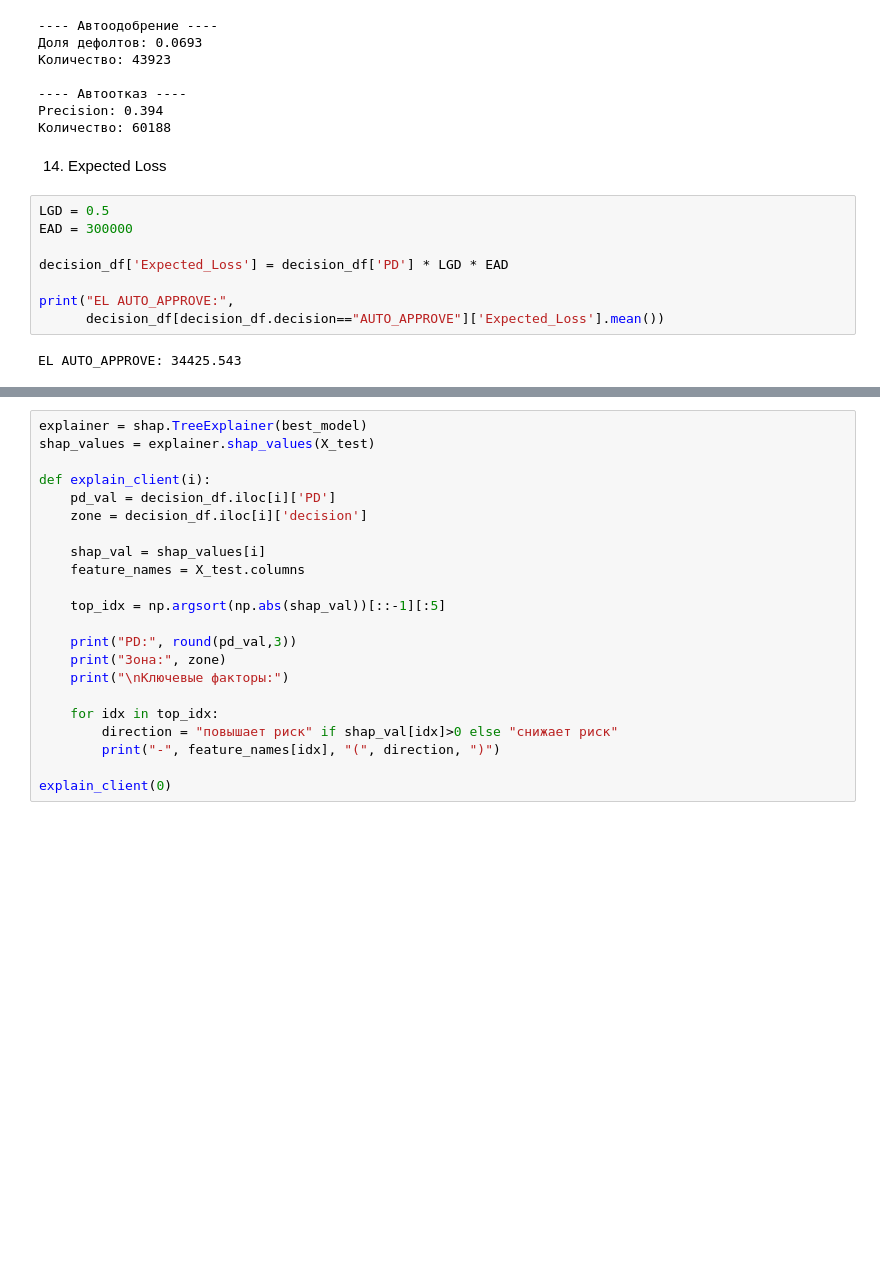
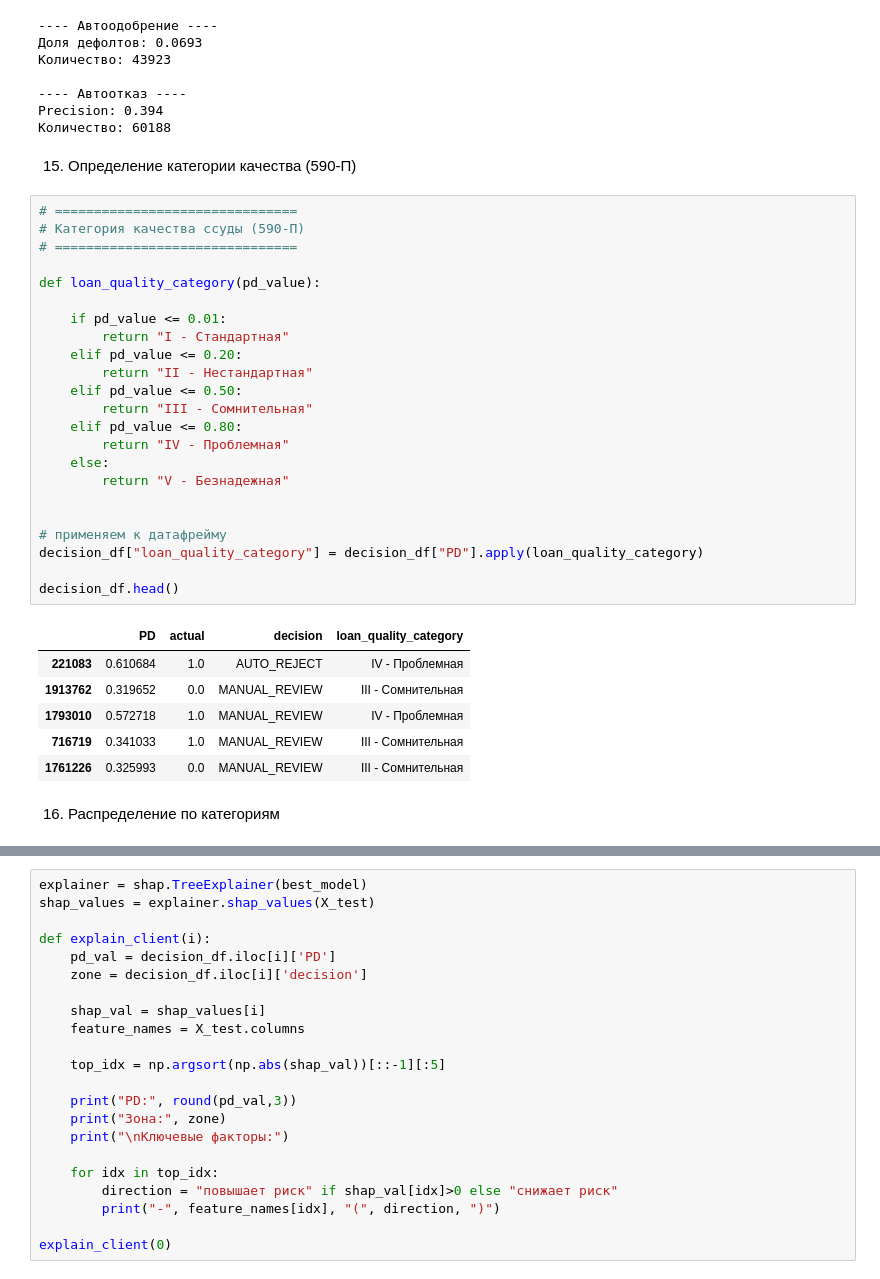
Before and after one commit to Terinaaa/credit_scoring, a Jupyter notebook: ml_model/notebooks/01_eda_and_training.ipynb, the cells around one changed output, grey strips where cells are left out. Saved outputs shown, nothing was run; the diff lists cells and outputs as text; blank space fills up the shorter version.

```diff
--- a/ml_model/notebooks/01_eda_and_training.ipynb
+++ b/ml_model/notebooks/01_eda_and_training.ipynb
@@ -391,15 +393,37 @@ print("Количество:", len(reject))
 ---- Автоотказ ----
 Precision: 0.394
 Количество: 60188
-# %% [markdown]
-14. Expected Loss
-# %%
-LGD = 0.5
-EAD = 300000
-
-decision_df['Expected_Loss'] = decision_df['PD'] * LGD * EAD
-
-print("EL AUTO_APPROVE:",
-      decision_df[decision_df.decision=="AUTO_APPROVE"]['Expected_Loss'].mean())
-# %% [output]
-EL AUTO_APPROVE: 34425.543
+# %% [markdown]
+15. Определение категории качества (590-П)
+# %%
+# ===============================
+# Категория качества ссуды (590-П)
+# ===============================
+
+def loan_quality_category(pd_value):
+
+    if pd_value <= 0.01:
+        return "I - Стандартная"
+    elif pd_value <= 0.20:
+        return "II - Нестандартная"
+    elif pd_value <= 0.50:
+        return "III - Сомнительная"
+    elif pd_value <= 0.80:
+        return "IV - Проблемная"
+    else:
+        return "V - Безнадежная"
+
+
+# применяем к датафрейму
+decision_df["loan_quality_category"] = decision_df["PD"].apply(loan_quality_category)
+
+decision_df.head()
+# %% [output]
+|  | PD | actual | decision | loan_quality_category |
+| 221083 | 0.610684 | 1.0 | AUTO_REJECT | IV - Проблемная |
+| 1913762 | 0.319652 | 0.0 | MANUAL_REVIEW | III - Сомнительная |
+| 1793010 | 0.572718 | 1.0 | MANUAL_REVIEW | IV - Проблемная |
+| 716719 | 0.341033 | 1.0 | MANUAL_REVIEW | III - Сомнительная |
+| 1761226 | 0.325993 | 0.0 | MANUAL_REVIEW | III - Сомнительная |
+# %% [markdown]
+16. Распределение по категориям
```
Also changed, not shown: parts of 27 cells of this notebook, 52 other files.
